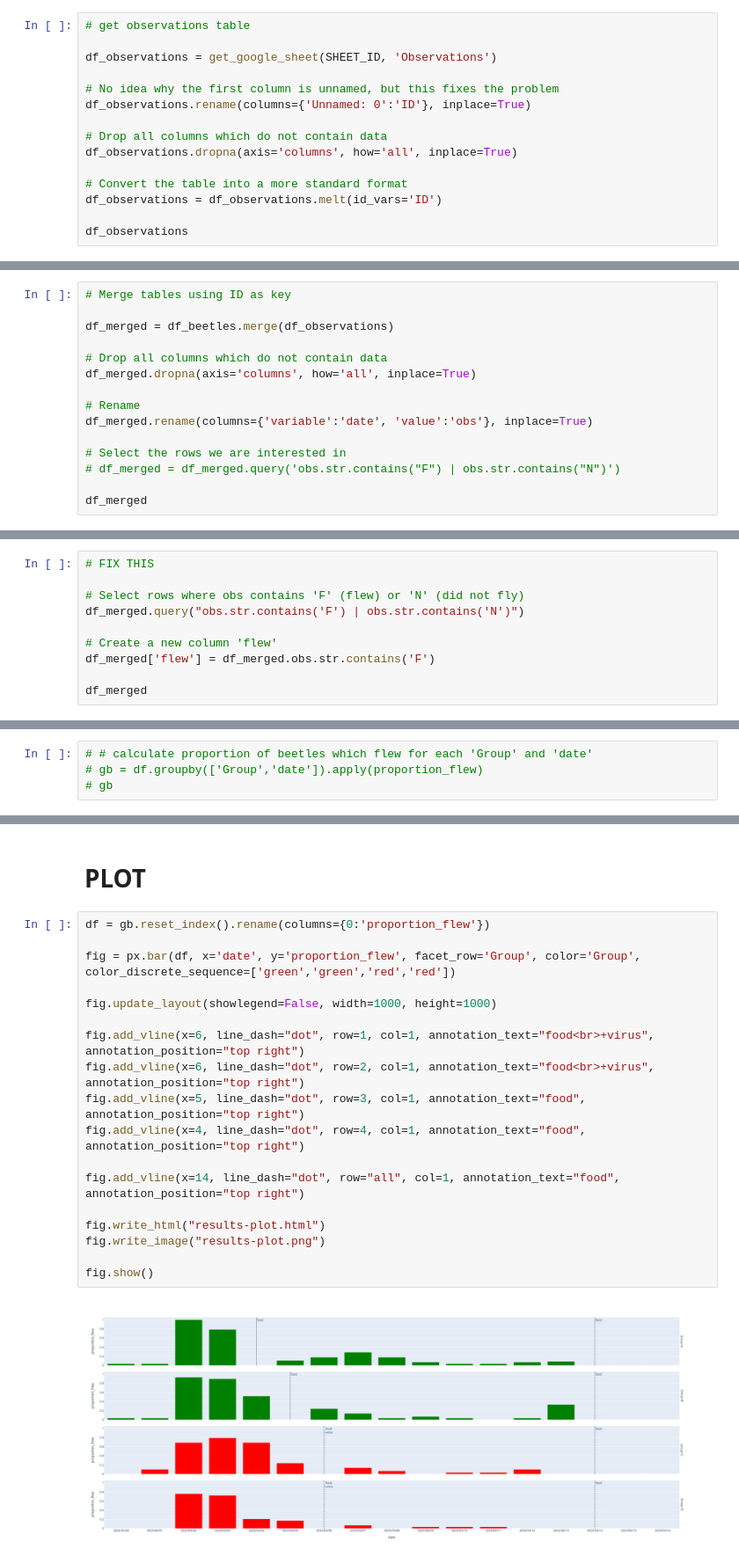
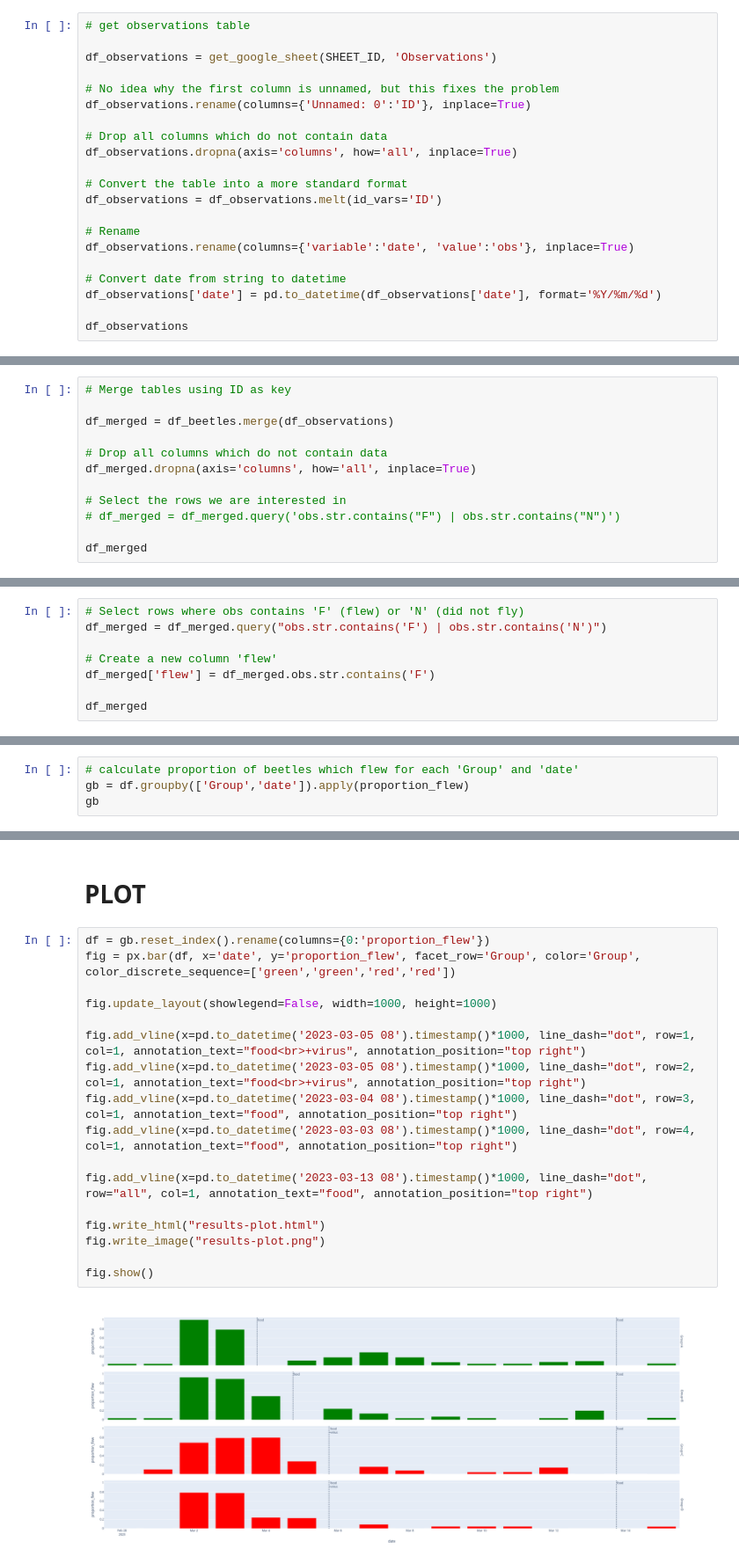
Before and after one commit to aubreymoore/crb-flight-test, a Jupyter notebook: read_data.ipynb, the cells around one changed output, grey strips where cells are left out. Shown at 88% size. Cells and saved outputs as stored; diff of their text form.

```diff
--- a/read_data.ipynb
+++ b/read_data.ipynb
@@ -74,5 +79,11 @@ df_observations.dropna(axis='columns', how='all', inplace=True)
 # Convert the table into a more standard format
 df_observations = df_observations.melt(id_vars='ID')
 
+# Rename
+df_observations.rename(columns={'variable':'date', 'value':'obs'}, inplace=True)
+
+# Convert date from string to datetime
+df_observations['date'] = pd.to_datetime(df_observations['date'], format='%Y/%m/%d')
+
 df_observations
 # %% [output]
@@ -97,9 +108,6 @@ df_merged = df_beetles.merge(df_observations)
 # Drop all columns which do not contain data
 df_merged.dropna(axis='columns', how='all', inplace=True)
 
-# Rename
-df_merged.rename(columns={'variable':'date', 'value':'obs'}, inplace=True)
-
 # Select the rows we are interested in
 # df_merged = df_merged.query('obs.str.contains("F") | obs.str.contains("N")')
 
@@ -120,9 +128,7 @@ df_merged
 1955 rows × 7 columns
 # %%
-# FIX THIS
-
 # Select rows where obs contains 'F' (flew) or 'N' (did not fly)
-df_merged.query("obs.str.contains('F') | obs.str.contains('N')")
+df_merged = df_merged.query("obs.str.contains('F') | obs.str.contains('N')")
 
 # Create a new column 'flew'
 df_merged['flew'] = df_merged.obs.str.contains('F')
@@ -168,6 +179,6 @@ def proportion_flew(df):
 
 # proportion_flew(df)
 # %%
-# # calculate proportion of beetles which flew for each 'Group' and 'date'
-# gb = df.groupby(['Group','date']).apply(proportion_flew)
-# gb
+# calculate proportion of beetles which flew for each 'Group' and 'date'
+gb = df.groupby(['Group','date']).apply(proportion_flew)
+gb
@@ -175,21 +208,20 @@ def proportion_flew(df):
 # PLOT
 # %%
 df = gb.reset_index().rename(columns={0:'proportion_flew'})
-
 fig = px.bar(df, x='date', y='proportion_flew', facet_row='Group', color='Group', color_discrete_sequence=['green','green','red','red'])
 
 fig.update_layout(showlegend=False, width=1000, height=1000)
 
-fig.add_vline(x=6, line_dash="dot", row=1, col=1, annotation_text="food<br>+virus", annotation_position="top right")
-fig.add_vline(x=6, line_dash="dot", row=2, col=1, annotation_text="food<br>+virus", annotation_position="top right")
-fig.add_vline(x=5, line_dash="dot", row=3, col=1, annotation_text="food", annotation_position="top right")
-fig.add_vline(x=4, line_dash="dot", row=4, col=1, annotation_text="food", annotation_position="top right")
+fig.add_vline(x=pd.to_datetime('2023-03-05 08').timestamp()*1000, line_dash="dot", row=1, col=1, annotation_text="food<br>+virus", annotation_position="top right")
+fig.add_vline(x=pd.to_datetime('2023-03-05 08').timestamp()*1000, line_dash="dot", row=2, col=1, annotation_text="food<br>+virus", annotation_position="top right")
+fig.add_vline(x=pd.to_datetime('2023-03-04 08').timestamp()*1000, line_dash="dot", row=3, col=1, annotation_text="food", annotation_position="top right")
+fig.add_vline(x=pd.to_datetime('2023-03-03 08').timestamp()*1000, line_dash="dot", row=4, col=1, annotation_text="food", annotation_position="top right")
 
-fig.add_vline(x=14, line_dash="dot", row="all", col=1, annotation_text="food", annotation_position="top right")
+fig.add_vline(x=pd.to_datetime('2023-03-13 08').timestamp()*1000, line_dash="dot", row="all", col=1, annotation_text="food", annotation_position="top right")
 
 fig.write_html("results-plot.html")
 fig.write_image("results-plot.png")
 
 fig.show()
 # %% [output]
-[figure, old version]
+[figure, new version]
```
Also changed, not shown: parts of 8 cells of this notebook, 2 other files.
